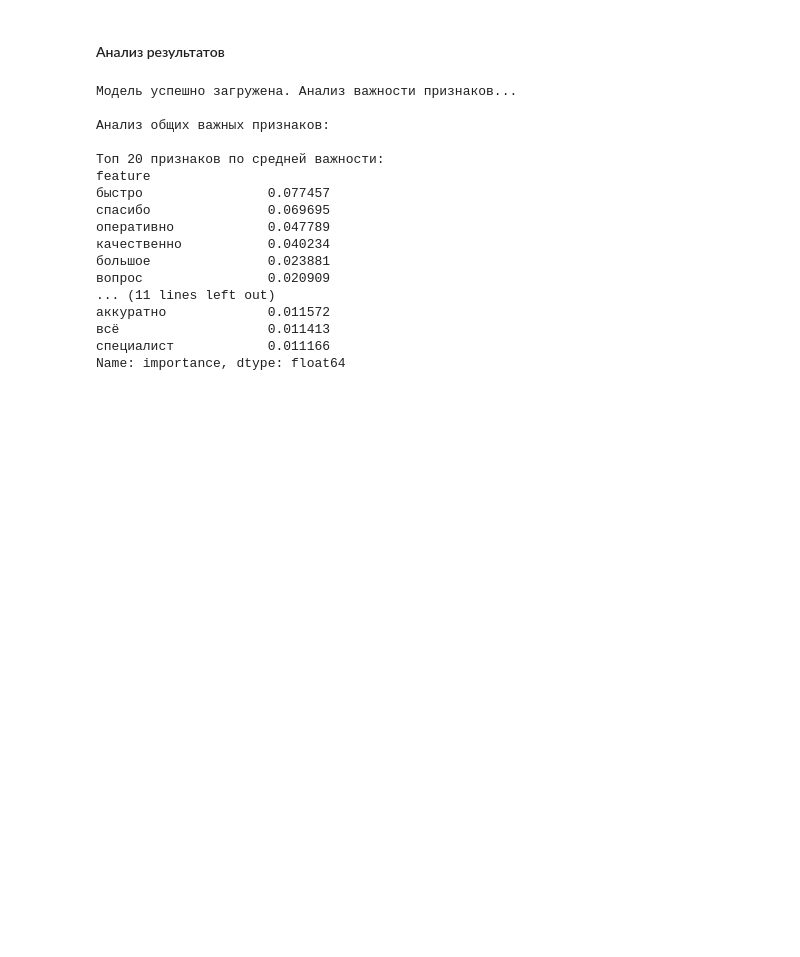
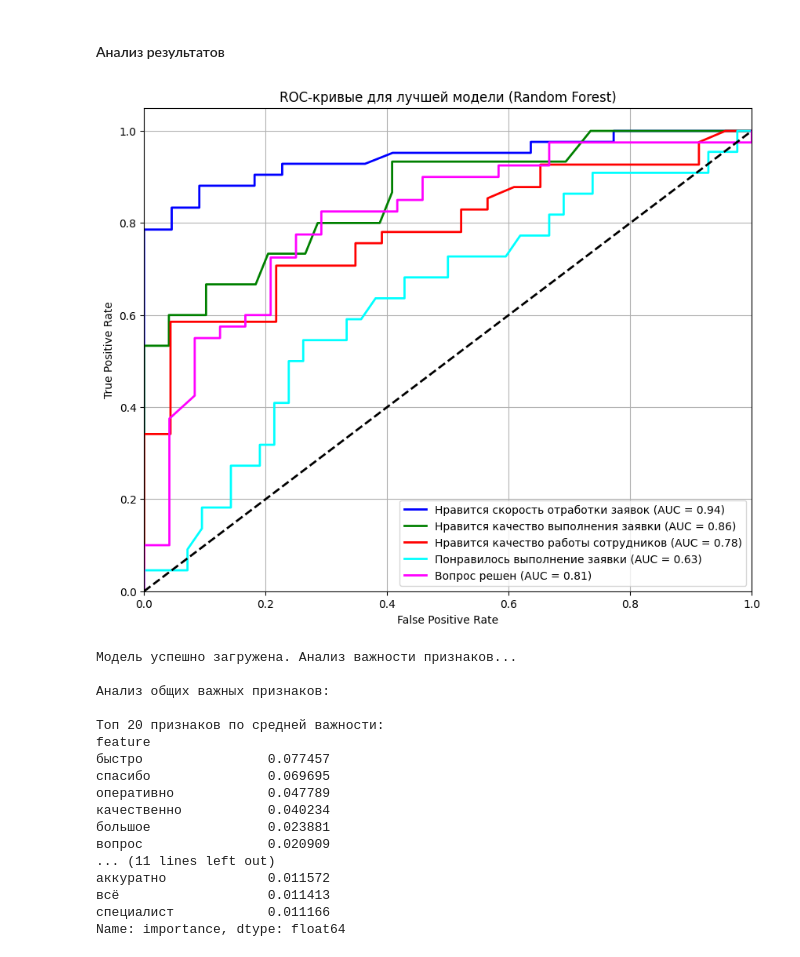
Before and after one commit to Samplovodsk/intensive_4, a Jupyter notebook: Andrey/model.ipynb, the cells around one changed output. Cells and saved outputs as stored; diff of their text form; code cells hidden in the pictures; blank space fills up the shorter version.

```diff
--- a/Andrey/model.ipynb
+++ b/Andrey/model.ipynb
@@ -170,6 +170,51 @@ display(styled_df)
 | 3 | Naive Bayes | 0.9686 | 0.7810 | 0.7842 | 0.6142 | 0.8354 | ... |
 # %% [markdown]
 #### Анализ результатов
+# %%
+from sklearn.metrics import roc_curve, auc
+import matplotlib.pyplot as plt
+
+# Загрузка лучшей модели
+best_model = joblib.load('data/best_comment_classifier.joblib')
+
+# Получение предсказанных вероятностей для тестовых данных
+y_pred_proba = best_model.predict_proba(X_test)
+
+# Список категорий (берем из y.columns)
+categories = y.columns
+
+# Создаем график
+plt.figure(figsize=(10, 8))
+
+# Цвета для каждой кривой
+colors = ['blue', 'green', 'red', 'cyan', 'magenta']
+
+# Для каждой категории строим ROC-кривую
+for i, (category, color) in enumerate(zip(categories, colors)):
+    # Получаем истинные значения и вероятности для текущей категории
+    y_true = y_test[category]
+    y_prob = y_pred_proba[i][:, 1]  # Берем вероятность класса 1
+
+    # Вычисляем ROC-кривую
+    fpr, tpr, thresholds = roc_curve(y_true, y_prob)
+    roc_auc = auc(fpr, tpr)
+
+    # Рисуем кривую
+    plt.plot(fpr, tpr, color=color, lw=2,
+             label=f'{category} (AUC = {roc_auc:.2f})')
+
+# Добавляем диагональ (случайный классификатор)
+plt.plot([0, 1], [0, 1], 'k--', lw=2)
+plt.xlim([0.0, 1.0])
+plt.ylim([0.0, 1.05])
+plt.xlabel('False Positive Rate')
+plt.ylabel('True Positive Rate')
+plt.title('ROC-кривые для лучшей модели (Random Forest)')
+plt.legend(loc="lower right")
+plt.grid(True)
+plt.show()
+# %% [output]
+[figure, added]
 # %%
 import matplotlib.pyplot as plt
 import seaborn as sns
```
